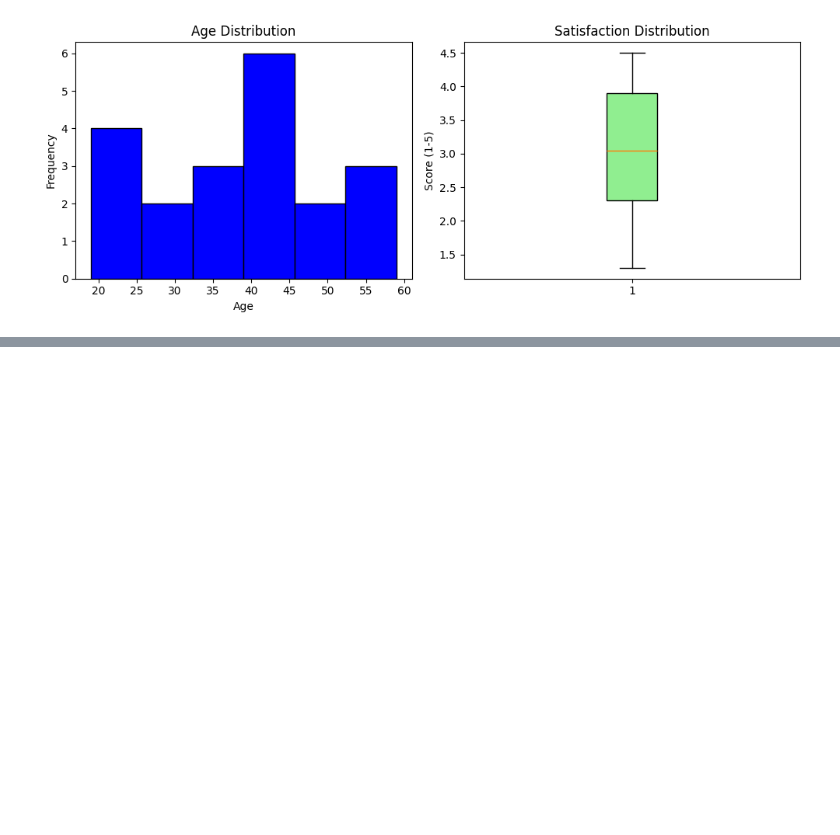
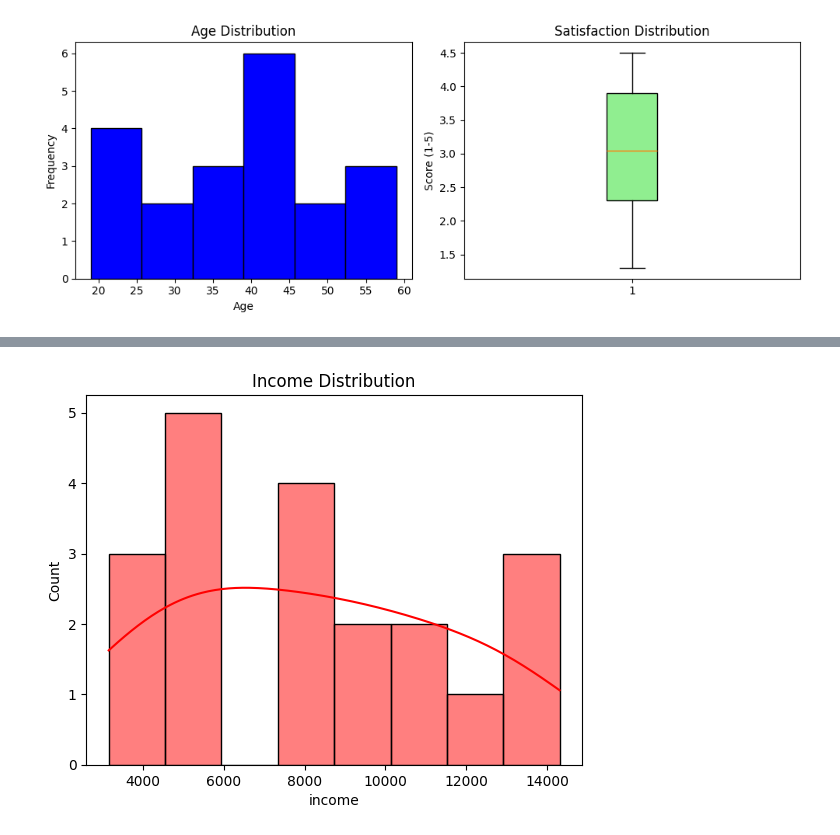
Before and after one commit to sevdeaslanturkiyeli/AI_Development_Bootcamp, a Jupyter notebook: 04_dataset_initial_processing_and_visualization.ipynb, the cells around one changed output, grey strips where cells are left out. Cells and saved outputs as stored; diff of their text form; code cells hidden in the pictures; blank space fills up the shorter version.

```diff
--- a/04_dataset_initial_processing_and_visualization.ipynb
+++ b/04_dataset_initial_processing_and_visualization.ipynb
@@ -411,0 +434,8 @@ plt.show()
+# %%
+# histogram + kde
+
+sns.histplot(data = data, x = "income", bins = 8, kde = True, color = "red")
+plt.title("Income Distribution")
+plt.show()
+# %% [output]
+[figure, added]
```
Also changed, not shown: parts of 24 cells of this notebook.
